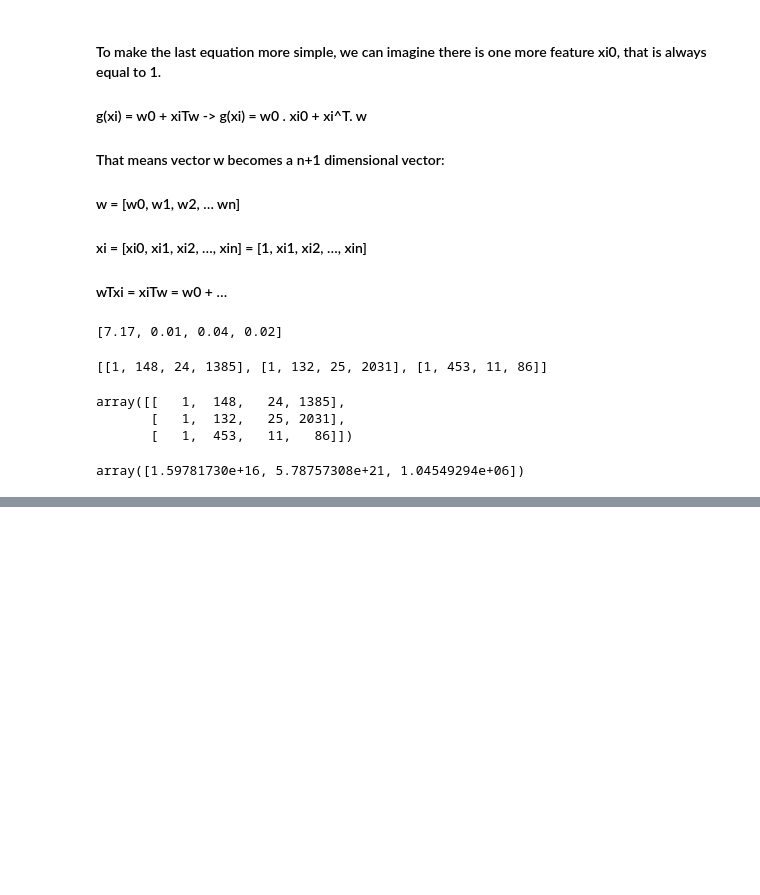
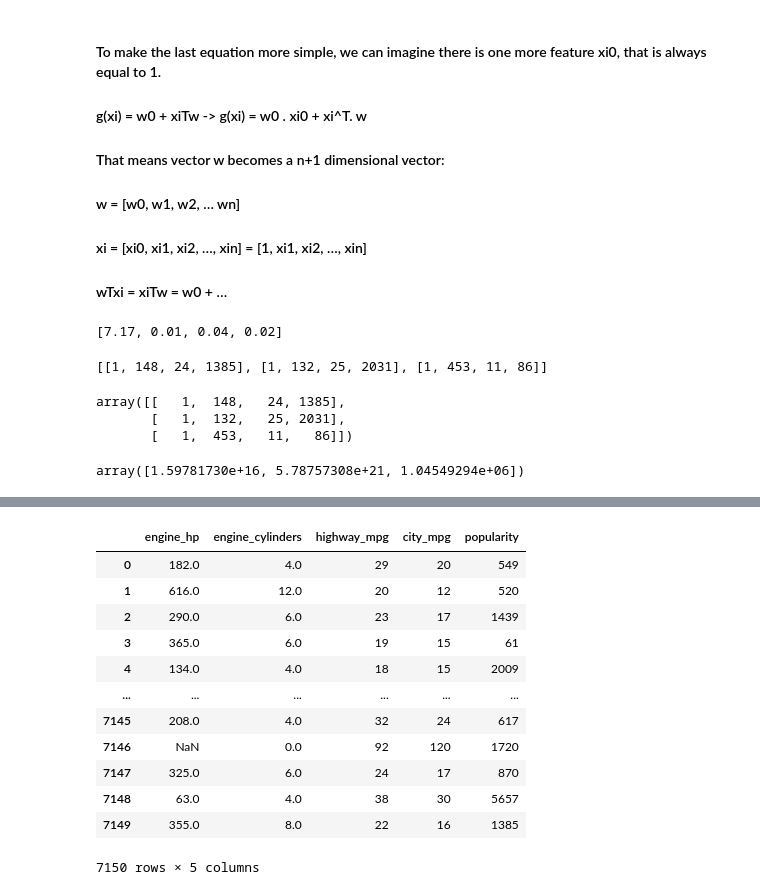
Before and after one commit to sam47-asfaw/ml_zoomcamp, a Jupyter notebook: 02-regression/car_price_lecture.ipynb, the cells around one changed output, grey strips where cells are left out. Cells and saved outputs as stored; diff of their text form; code cells hidden in the pictures; blank space fills up the shorter version.

```diff
--- a/02-regression/car_price_lecture.ipynb
+++ b/02-regression/car_price_lecture.ipynb
@@ -326,0 +462,16 @@ array([1.59781730e+16, 5.78757308e+21, 1.04549294e+06])
+# %%
+train_df[base]
+# %% [output]
+|  | engine_hp | engine_cylinders | highway_mpg | city_mpg | popularity |
+| 0 | 182.0 | 4.0 | 29 | 20 | 549 |
+| 1 | 616.0 | 12.0 | 20 | 12 | 520 |
+| 2 | 290.0 | 6.0 | 23 | 17 | 1439 |
+| 3 | 365.0 | 6.0 | 19 | 15 | 61 |
+| 4 | 134.0 | 4.0 | 18 | 15 | 2009 |
+| ... | ... | ... | ... | ... | ... |
+| 7145 | 208.0 | 4.0 | 32 | 24 | 617 |
+| 7146 | NaN | 0.0 | 92 | 120 | 1720 |
+| 7147 | 325.0 | 6.0 | 24 | 17 | 870 |
+| 7148 | 63.0 | 4.0 | 38 | 30 | 5657 |
+| 7149 | 355.0 | 8.0 | 22 | 16 | 1385 |
+7150 rows × 5 columns
```
Also changed, not shown: parts of 33 cells of this notebook, 1 other file.
